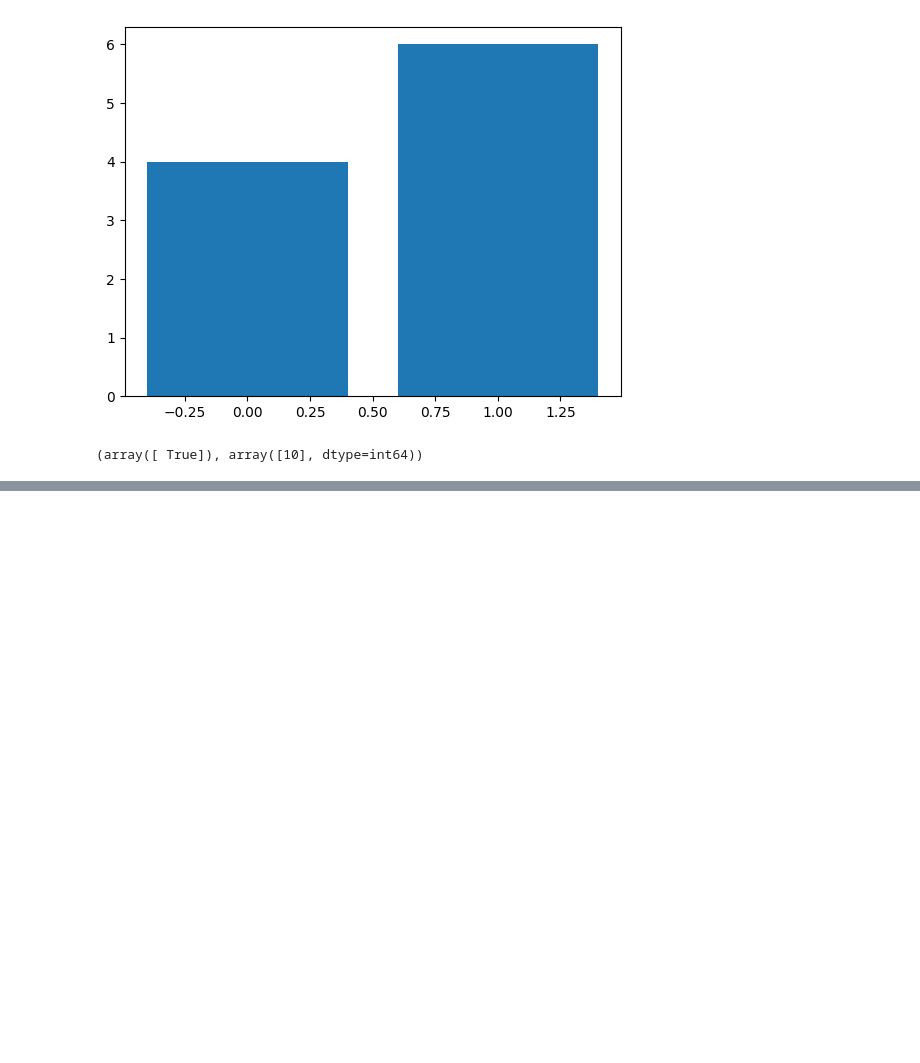
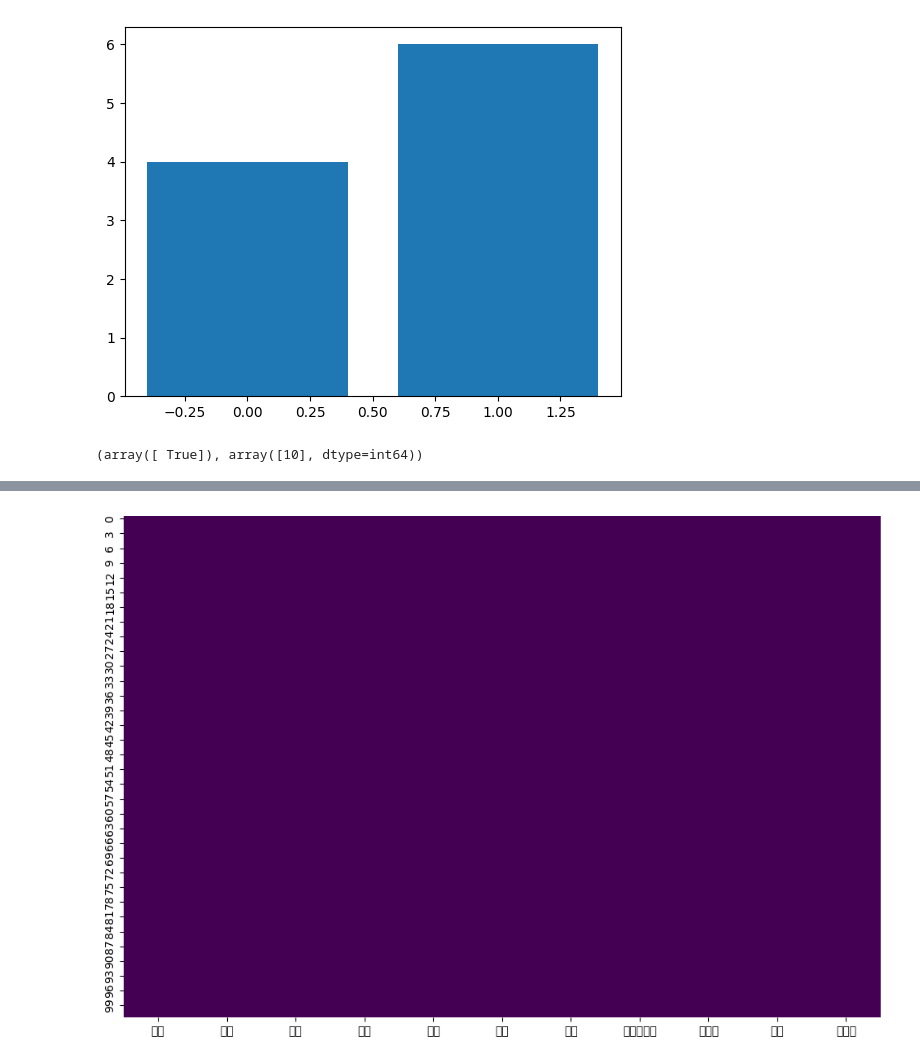
Before and after one commit to dlsco123/mtvs_base, a Jupyter notebook: fourth.ipynb, the cells around one changed output, grey strips where cells are left out. Saved outputs shown, nothing was run; the diff lists cells and outputs as text; code cells hidden in the pictures; blank space fills up the shorter version.

Commit message:
"sklearn & regression etc."

```diff
--- a/fourth.ipynb
+++ b/fourth.ipynb
@@ -276,0 +391,15 @@ x_train
+# %%
+import pandas as pd
+from sklearn.preprocessing import OneHotEncoder
+from sklearn.compose import make_column_transformer
+from sklearn.linear_model import Lasso
+from sklearn.model_selection import cross_validate
+import numpy as np
+
+##########데이터 로드
+
+train_df = pd.read_excel('https://github.com/cranberryai/todak_todak_python/blob/master/machine_learning/regression/carprice_E1SUl6b.xlsx?raw=true', sheet_name='train')
+test_df = pd.read_excel('https://github.com/cranberryai/todak_todak_python/blob/master/machine_learning/regression/carprice_E1SUl6b.xlsx?raw=true', sheet_name='test')
+# %%
+df = pd.concat([train_df, test_df], ignore_index=True)
+df.info()
@@ -276,0 +425,14 @@ x_train
+# %%
+## 머신러닝에는 결측치가 있으면 안된다.
+tmp = df.isnull().sum()
+#plt.bar(tmp.index, tmp)
+
+# 결측치 시각화를 통해서 빠르게 확인 가능
+import seaborn as sns
+import matplotlib.pyplot as plt
+
+plt.figure(figsize=(12,8)) # 그래프 크기를 조절
+sns.heatmap(df.isnull(), cbar=False, cmap='viridis')
+plt.show()
+# %% [output]
+[figure, added]
```
Also changed, not shown: parts of 28 cells of this notebook.
